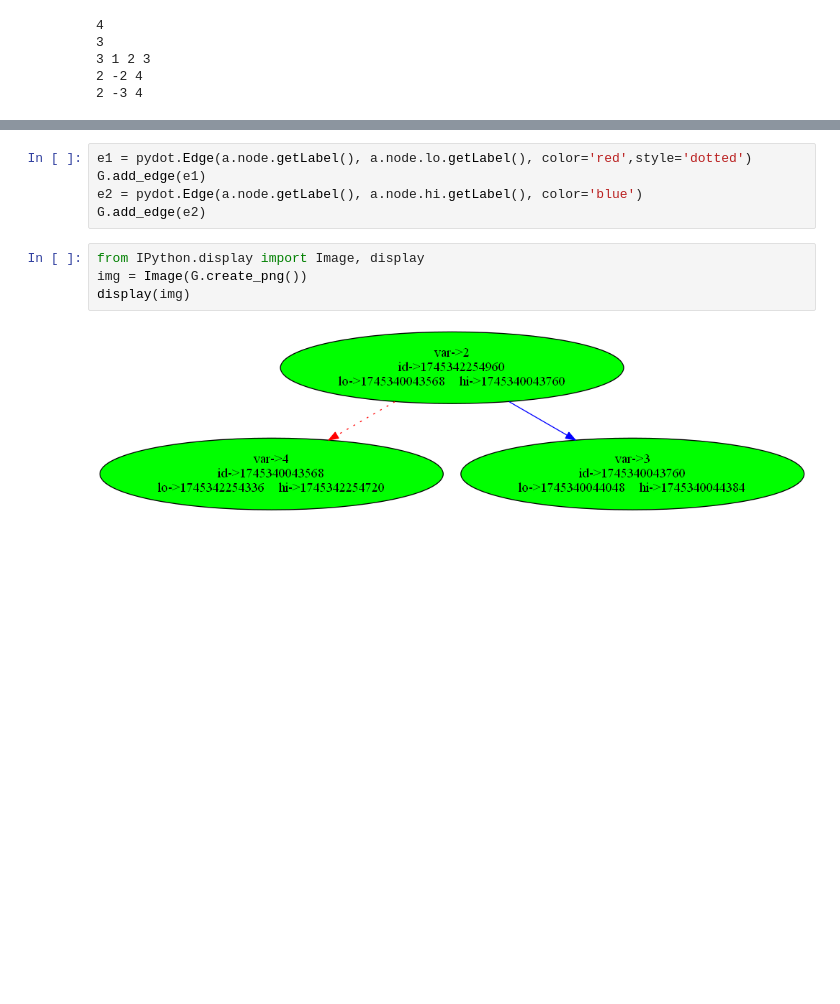
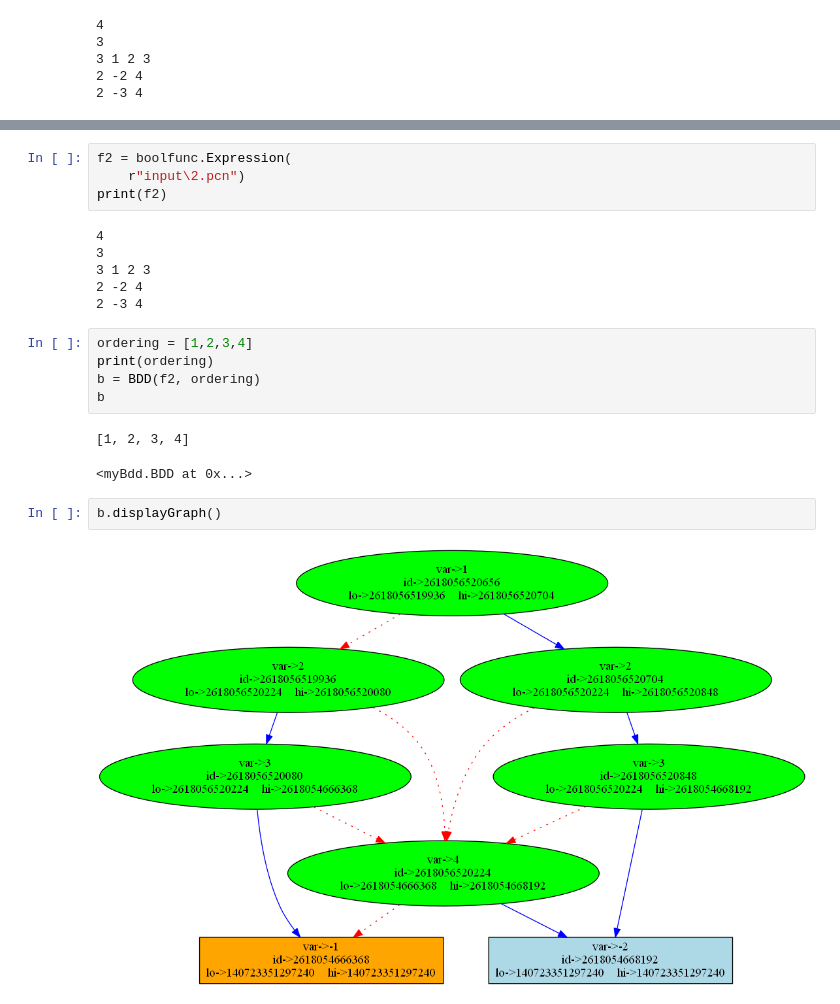
Before and after one commit to the-pinbo/ROBDD, a Jupyter notebook: tesy.ipynb, the cells around one changed output, grey strips where cells are left out. Saved outputs shown, nothing was run; the diff lists cells and outputs as text; blank space fills up the shorter version.

```diff
--- a/tesy.ipynb
+++ b/tesy.ipynb
@@ -56,11 +25,22 @@ display(img)
-# %%
-e1 = pydot.Edge(a.node.getLabel(), a.node.lo.getLabel(), color='red',style='dotted')
-G.add_edge(e1)
-e2 = pydot.Edge(a.node.getLabel(), a.node.hi.getLabel(), color='blue')
-G.add_edge(e2)
-# %%
-from IPython.display import Image, display
-img = Image(G.create_png())
-display(img)
-# %% [output]
-[figure, removed]
+# %%
+f2 = boolfunc.Expression(
+    r"input\2.pcn")
+print(f2)
+# %% [output]
+4
+3
+3 1 2 3
+2 -2 4
+2 -3 4
+# %%
+ordering = [1,2,3,4]
+print(ordering)
+b = BDD(f2, ordering)
+b
+# %% [output]
+[1, 2, 3, 4]
+<myBdd.BDD at 0x...>
+# %%
+b.displayGraph()
+# %% [output]
+[figure, added]
```
Also changed, not shown: parts of 10 cells of this notebook, 7 other files.
